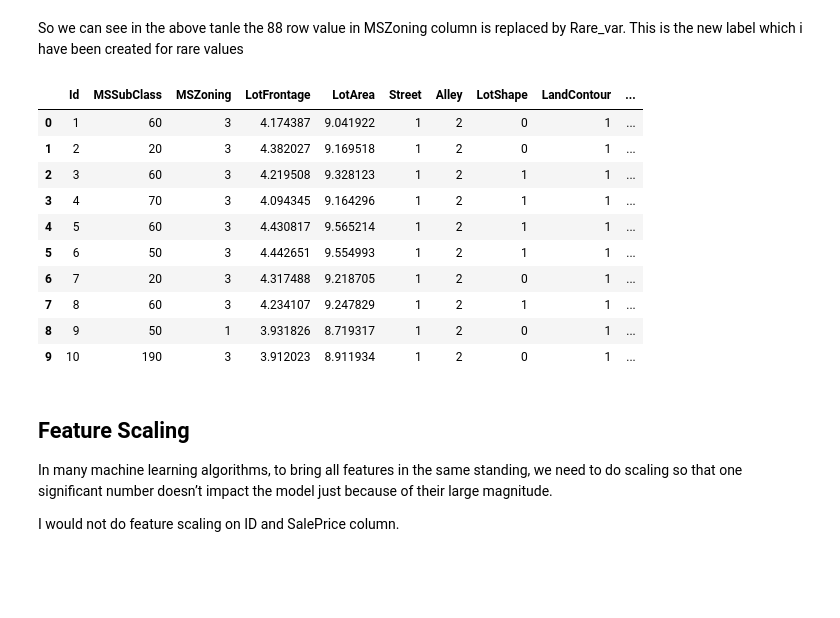
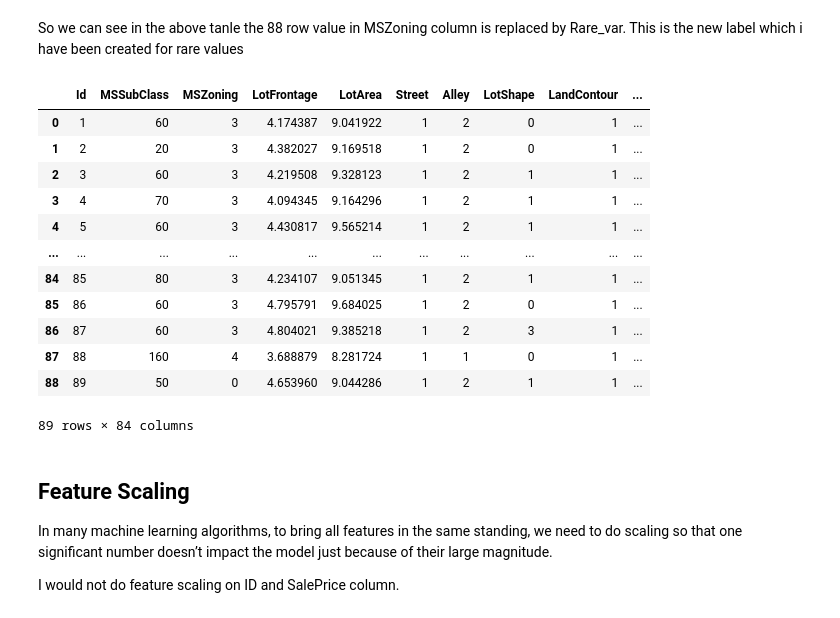
Before and after one commit to Mansipawar22/MachineLearning, a Jupyter notebook: Machine Learning/Advanced_House_Prediction_Dataset/ML-12.1 Advanced House Prediction - Feature Engineering.ipynb, the cells around one changed output. Saved outputs shown, nothing was run; the diff lists cells and outputs as text; code cells hidden in the pictures; blank space fills up the shorter version.

```diff
--- a/Machine Learning/Advanced_House_Prediction_Dataset/ML-12.1 Advanced House Prediction - Feature Engineering.ipynb
+++ b/Machine Learning/Advanced_House_Prediction_Dataset/ML-12.1 Advanced House Prediction - Feature Engineering.ipynb
@@ -495,19 +495,21 @@ for feature in categorical_features:
     labels_ordered={k:i for i,k in enumerate(labels_ordered,0)}
     dataset[feature]=dataset[feature].map(labels_ordered)
 # %%
-dataset.head(10)
+dataset.head(89)
 # %% [output]
 |  | Id | MSSubClass | MSZoning | LotFrontage | LotArea | Street | Alley | LotShape | LandContour | ... |
 | 0 | 1 | 60 | 3 | 4.174387 | 9.041922 | 1 | 2 | 0 | 1 | ... |
 | 1 | 2 | 20 | 3 | 4.382027 | 9.169518 | 1 | 2 | 0 | 1 | ... |
 | 2 | 3 | 60 | 3 | 4.219508 | 9.328123 | 1 | 2 | 1 | 1 | ... |
 | 3 | 4 | 70 | 3 | 4.094345 | 9.164296 | 1 | 2 | 1 | 1 | ... |
 | 4 | 5 | 60 | 3 | 4.430817 | 9.565214 | 1 | 2 | 1 | 1 | ... |
-| 5 | 6 | 50 | 3 | 4.442651 | 9.554993 | 1 | 2 | 1 | 1 | ... |
-| 6 | 7 | 20 | 3 | 4.317488 | 9.218705 | 1 | 2 | 0 | 1 | ... |
-| 7 | 8 | 60 | 3 | 4.234107 | 9.247829 | 1 | 2 | 1 | 1 | ... |
-| 8 | 9 | 50 | 1 | 3.931826 | 8.719317 | 1 | 2 | 0 | 1 | ... |
-| 9 | 10 | 190 | 3 | 3.912023 | 8.911934 | 1 | 2 | 0 | 1 | ... |
+| ... | ... | ... | ... | ... | ... | ... | ... | ... | ... | ... |
+| 84 | 85 | 80 | 3 | 4.234107 | 9.051345 | 1 | 2 | 1 | 1 | ... |
+| 85 | 86 | 60 | 3 | 4.795791 | 9.684025 | 1 | 2 | 0 | 1 | ... |
+| 86 | 87 | 60 | 3 | 4.804021 | 9.385218 | 1 | 2 | 3 | 1 | ... |
+| 87 | 88 | 160 | 4 | 3.688879 | 8.281724 | 1 | 1 | 0 | 1 | ... |
+| 88 | 89 | 50 | 0 | 4.653960 | 9.044286 | 1 | 2 | 1 | 1 | ... |
+89 rows × 84 columns
 # %% [markdown]
 ## Feature Scaling
 In many machine learning algorithms, to bring all features in the same standing, we need to do scaling so that one significant number doesn’t impact the model just because of their large magnitude.
```
Also changed, not shown: parts of 1 cell of this notebook, 2 other files.
